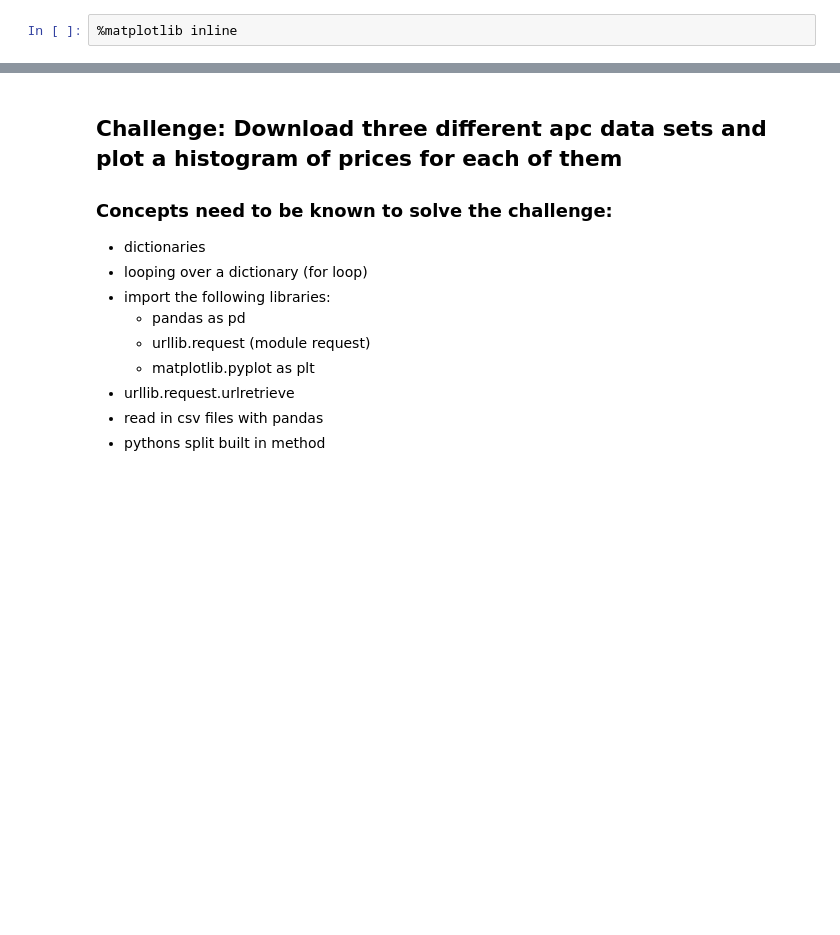
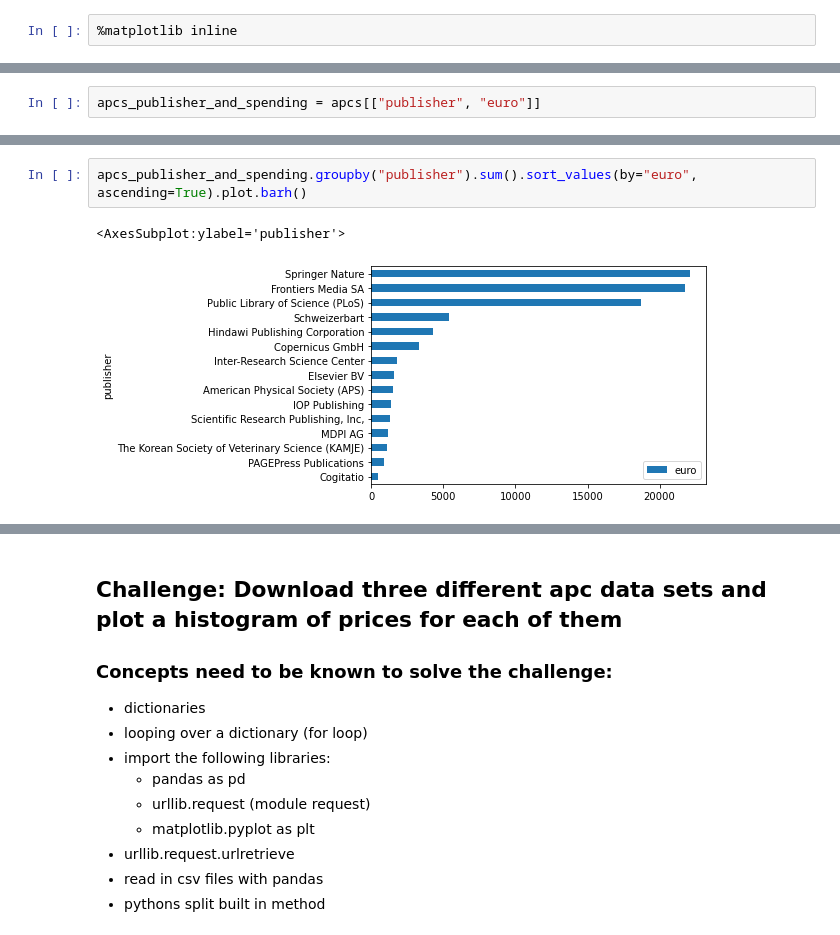
Before and after one commit to foerstner-lab/Bits_and_pieces_for_the_carpentries_workshops, a Jupyter notebook: python/Intro_to_pandas_with_OpenAPC_data.ipynb, the cells around one changed output, grey strips where cells are left out. Cells and saved outputs as stored; diff of their text form; blank space fills up the shorter version.

```diff
--- a/python/Intro_to_pandas_with_OpenAPC_data.ipynb
+++ b/python/Intro_to_pandas_with_OpenAPC_data.ipynb
@@ -232,0 +290,2 @@ apcs["euro"].hist(bins=20, color="black")
+# %%
+apcs_publisher_and_spending = apcs[["publisher", "euro"]]
@@ -232,0 +350,5 @@ apcs["euro"].hist(bins=20, color="black")
+# %%
+apcs_publisher_and_spending.groupby("publisher").sum().sort_values(by="euro", ascending=True).plot.barh()
+# %% [output]
+<AxesSubplot:ylabel='publisher'>
+[figure, added]
```
Also changed, not shown: parts of 16 cells of this notebook.
